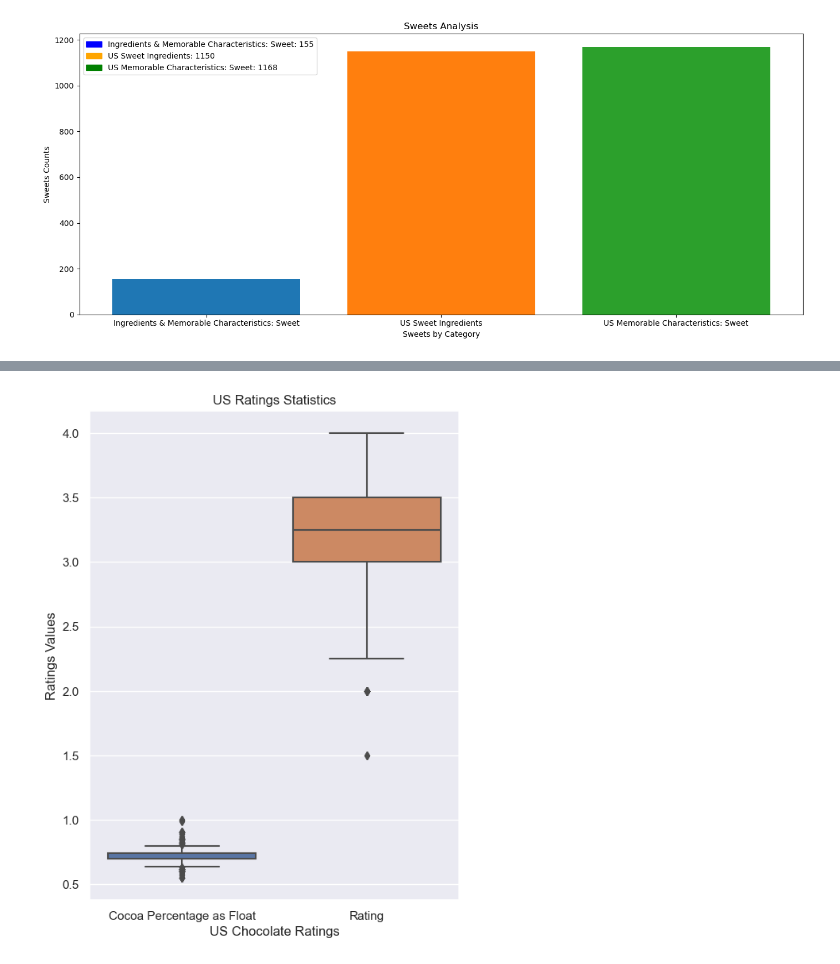
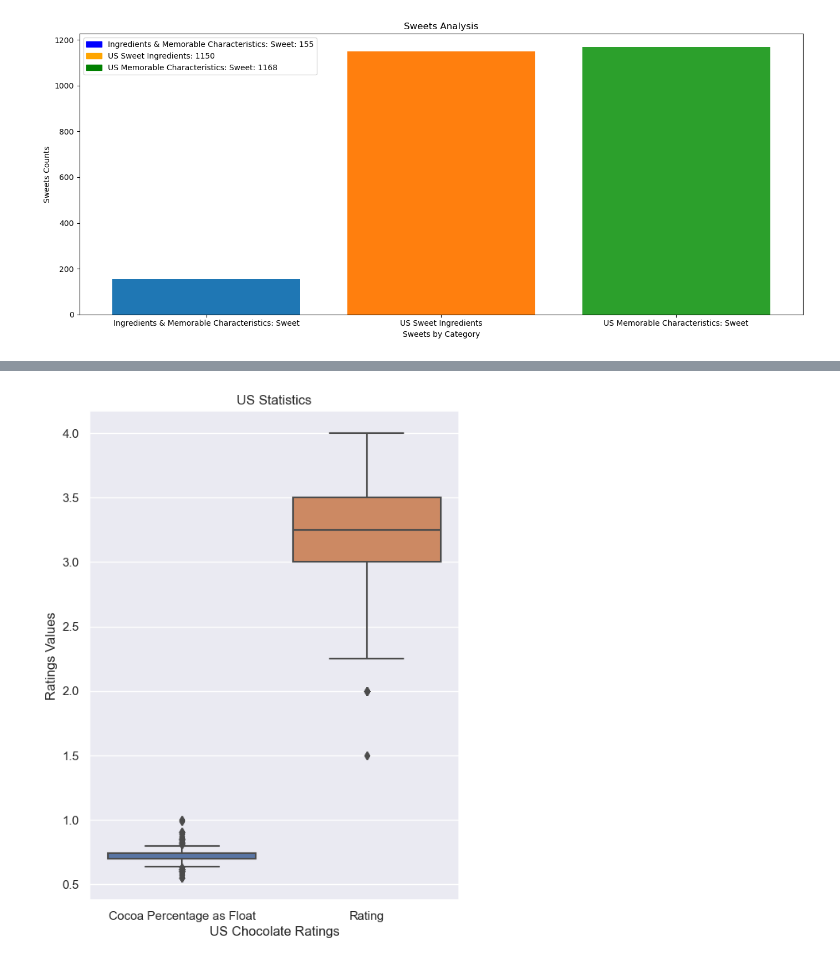
Before and after one commit to mbrann2/Chocolate-, a Jupyter notebook: notebooks/chocolate.ipynb, the cells around one changed output, grey strips where cells are left out. Saved outputs shown, nothing was run; the diff lists cells and outputs as text; code cells hidden in the pictures.

Commit message:
Stats with fixed graphs.

```diff
--- a/notebooks/chocolate.ipynb
+++ b/notebooks/chocolate.ipynb
@@ -198,17 +198,19 @@ dtype: float64
 # %%
 # Box plot of cocoa percent and rating for all United States company locations.
 def us_chocolate_stats(choco_df):
+    choco_df['Remove Cocoa Percentage'] = choco_df['Cocoa Percent'].astype(str).str.replace('%', '')
+    choco_df['Cocoa Percentage as Float'] = choco_df['Remove Cocoa Percentage'].astype('float') / 100.0
     united_states_chocolate = choco_df[choco_df["Company Location"] == "U.S.A."]
     us_ratings_and_cocoa_percent = united_states_chocolate.loc[:, ['Cocoa Percentage as Float', 'Rating']].assign(Location="U.S.")
 
     sns.boxplot(data=us_ratings_and_cocoa_percent)
     sns.set(rc={"figure.figsize":(6, 8)})
-    plt.title('US Ratings Statistics')
+    plt.title('US Statistics')
     plt.xlabel('US Chocolate Ratings')
     plt.ylabel('Ratings Values')
 us_chocolate_statistics = us_chocolate_stats(chocolate_data)
 # %% [output]
-[figure, old version]
+[figure, new version]
 # %%
 # Box plot of cocoa percent and rating for all France company locations.
 def france_chocolate_stats(choco_df):
```
Also changed, not shown: parts of 2 cells of this notebook, 4 other files.
